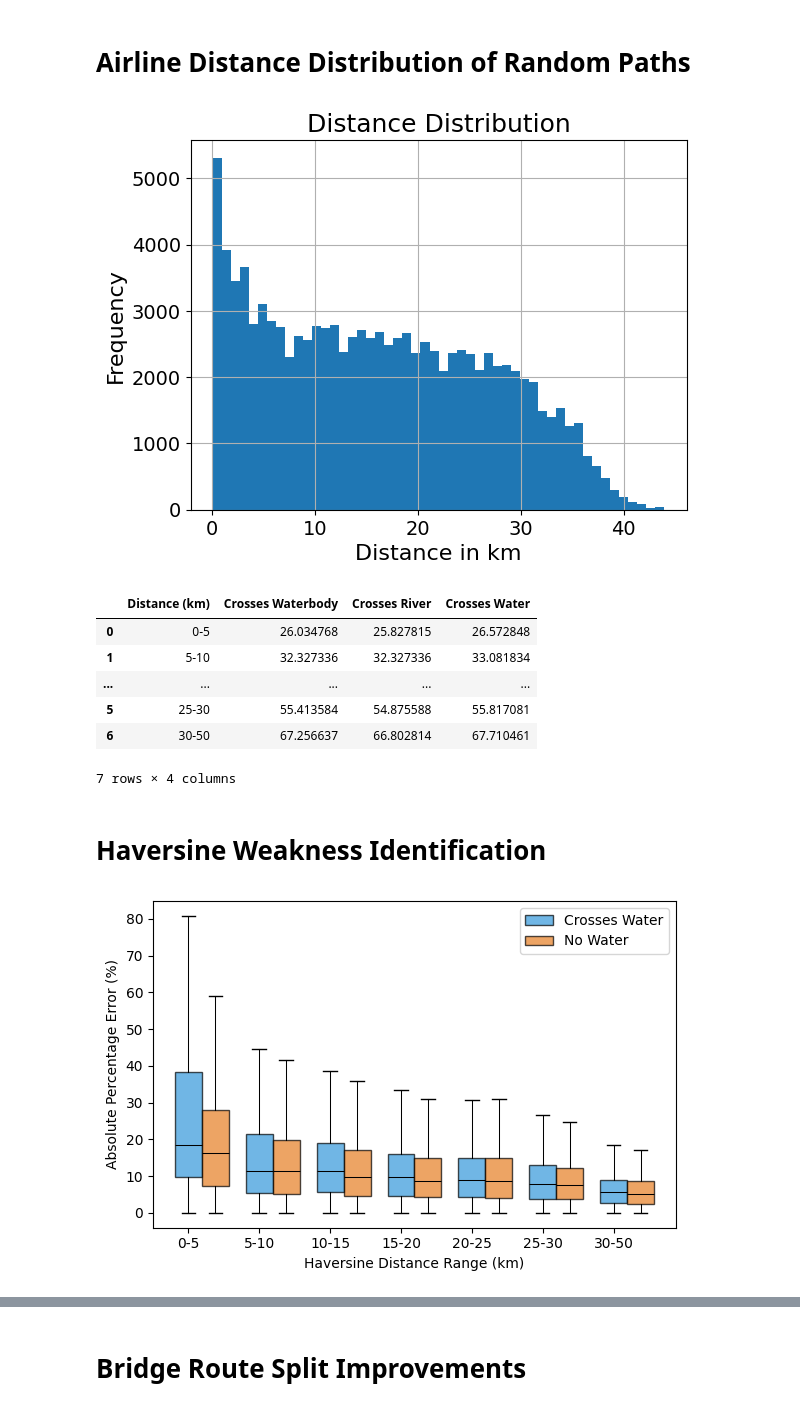
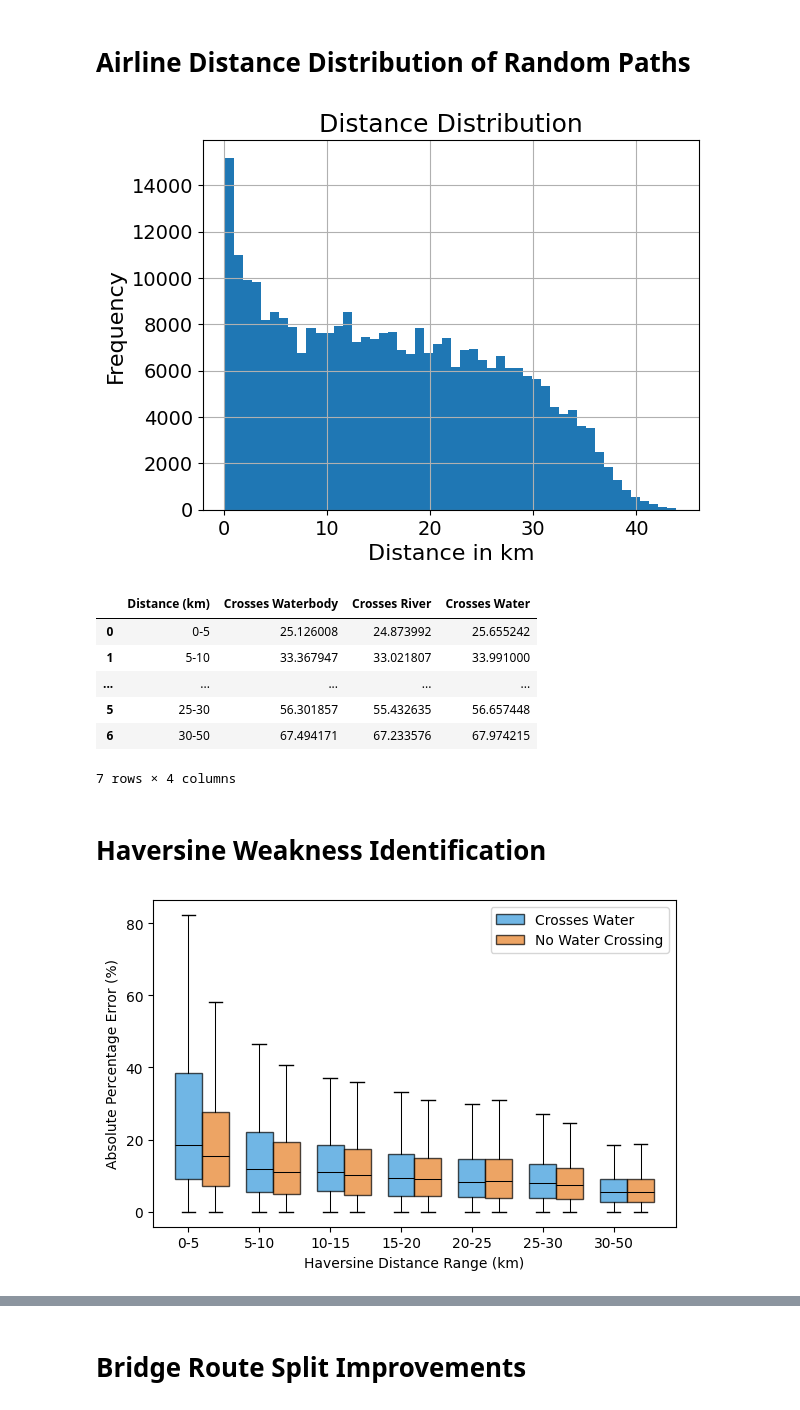
Before and after one commit to MariusHadry/Road-Network-Distance-Estimation-Considering-Water-Areas, a Jupyter notebook: experiments/result_analysis/motivation.ipynb, the cells around one changed output, grey strips where cells are left out. Saved outputs shown, nothing was run; the diff lists cells and outputs as text; code cells hidden in the pictures.

```diff
--- a/experiments/result_analysis/motivation.ipynb
+++ b/experiments/result_analysis/motivation.ipynb
@@ -39,7 +40,7 @@ distance_airline = only_distances[only_distances['approach'] == 'HAVERSINE'][['d
 only_distances = only_distances.merge(distance_truth, on=['start_loc', 'dest_loc'], suffixes=('', '_truth'))
 only_distances = only_distances.merge(distance_airline, on=['start_loc', 'dest_loc'], suffixes=('', '_airline'))
 # %%
-SAMPLE_SIZE = 15_000
+SAMPLE_SIZE = 25_000
 
 # Remove outliers (Here vs OSRM)
 deviation_mask = (only_distances['distance_meters_truth'] - only_distances['here_distance']).abs() / only_distances['distance_meters_truth'] <= 0.10
@@ -139,7 +140,7 @@ plt.yticks(fontsize=14)
 
 plt.show()
 # %% [output]
-[figure, old version]
+[figure, new version]
 # %%
 results = {}
 
@@ -167,11 +168,11 @@ df['Distance (km)'] = df['Distance (km)'].apply(lambda x: f"{(int(x.split('-')[0
 df
 # %% [output]
 |  | Distance (km) | Crosses Waterbody | Crosses River | Crosses Water |
-| 0 | 0-5 | 26.034768 | 25.827815 | 26.572848 |
-| 1 | 5-10 | 32.327336 | 32.327336 | 33.081834 |
+| 0 | 0-5 | 25.126008 | 24.873992 | 25.655242 |
+| 1 | 5-10 | 33.367947 | 33.021807 | 33.991000 |
 | ... | ... | ... | ... | ... |
-| 5 | 25-30 | 55.413584 | 54.875588 | 55.817081 |
-| 6 | 30-50 | 67.256637 | 66.802814 | 67.710461 |
+| 5 | 25-30 | 56.301857 | 55.432635 | 56.657448 |
+| 6 | 30-50 | 67.494171 | 67.233576 | 67.974215 |
 7 rows × 4 columns
 # %% [markdown]
 # Haversine Weakness Identification
@@ -231,33 +232,32 @@ for i, bplot in enumerate(bplots):
         patch.set_alpha(0.7) # Slight transparency helps visibility
 
     # Style the median lines specifically
     for median in bplot['medians']:
         median.set_color('black') # Or 'white' if using very dark boxes
         median.set_linewidth(.75)
 
     # Optional: Style the whiskers/caps to match
     for whisker in bplot['whiskers']:
         whisker.set_linewidth(.75)
 
 # 4. Clean up the axes
 ax.set_xticks(index)
 ax.set_xticklabels(labels)
 ax.set_ylabel('Absolute Percentage Error (%)')
 ax.set_xlabel('Haversine Distance Range (km)')
 # ax.set_title('Error Comparison by Water Crossing')
 
 # 5. Add a legend
-ax.legend([bp2["boxes"][0], bp3["boxes"][0]],
-          ['Crosses Water', 'No Water'], loc='upper right')
+ax.legend([bp2["boxes"][0], bp3["boxes"][0]], labels_legend, loc='upper right')
 
 fig = plt.gcf() # "Get Current Figure"
 fig.set_size_inches(6, 4)
 
 plt.tight_layout()
 os.makedirs("Figures and Tables/Motivation", exist_ok=True)
 plt.savefig('Figures and Tables/Motivation/distance_error_analysis_motivation.pdf',
             format='pdf',
             bbox_inches='tight',
             dpi=300)
 # %% [output]
-[figure, old version]
+[figure, new version]
```
Also changed, not shown: parts of 9 cells of this notebook, 29 other files.
